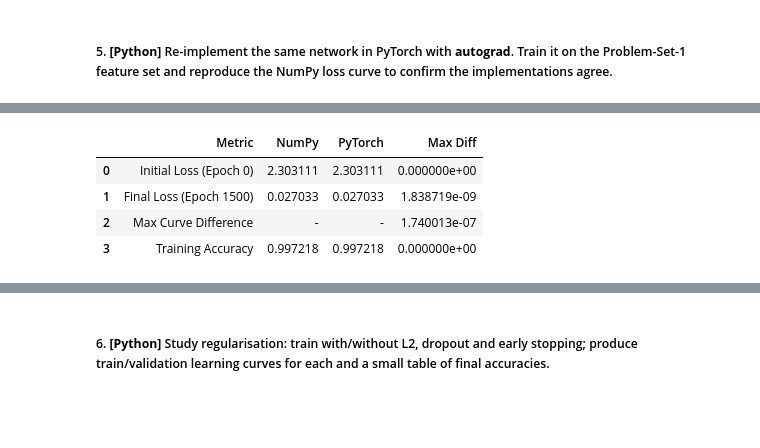
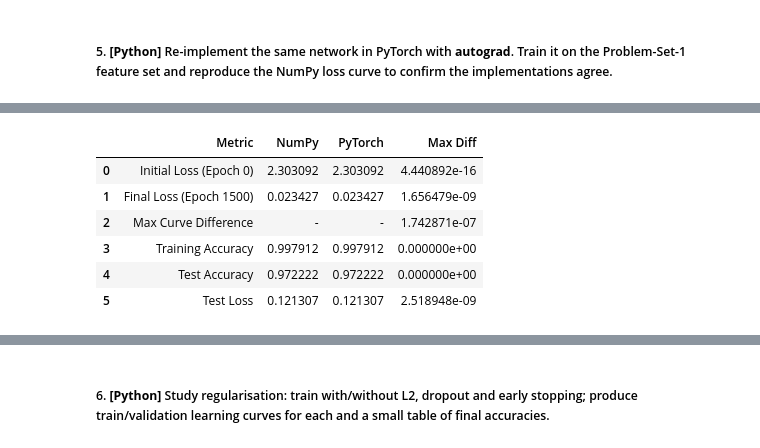
Before and after one commit to Jagaxxx/AUD_labs, a Jupyter notebook: Problem Set 2/l2.ipynb, the cells around one changed output, grey strips where cells are left out. Saved outputs shown, nothing was run; the diff lists cells and outputs as text; code cells hidden in the pictures; blank space fills up the shorter version.

```diff
--- a/Problem Set 2/l2.ipynb
+++ b/Problem Set 2/l2.ipynb
@@ -328,14 +328,19 @@ results
 ##### 5. **[Python]** Re-implement the same network in PyTorch with **autograd**. Train it on the Problem-Set-1 feature set and reproduce the NumPy loss curve to confirm the implementations agree.
 # %%
 digits = load_digits()
-X_digits = digits.data / 16.0
-y_labels = digits.target
+X_all = digits.data / 16.0
+y_all = digits.target
 
-y_onehot = np.eye(10)[y_labels]
+X_digits, X_test, y_labels, y_test = train_test_split(
+    X_all, y_all, test_size=0.2, stratify=y_all, random_state=0
+)
+
+y_onehot = np.eye(10)[y_labels]          # train labels
+y_test_onehot = np.eye(10)[y_test]       # test labels
+
 input_size = X_digits.shape[1]
 hidden_size = 32
 output_size = 10
-
 lr = 1.5
 epochs = 1500
 # %%
@@ -386,6 +391,9 @@ class PyTorchTwoLayerMLP(nn.Module):
 X_tensor = torch.tensor(X_digits, dtype=torch.float64)
 y_tensor = torch.tensor(y_onehot, dtype=torch.float64)
 
+X_test_tensor = torch.tensor(X_test, dtype=torch.float64)
+y_test_tensor = torch.tensor(y_test_onehot, dtype=torch.float64)
+
 mlp_pytorch = PyTorchTwoLayerMLP(init_w1, init_b1, init_w2, init_b2)
 optimizer = torch.optim.SGD(mlp_pytorch.parameters(), lr=lr)
 
@@ -399,6 +407,10 @@ for epoch in range(epochs):
     loss_pt = mlp_pytorch.cross_entropy_loss(P_pt, y_tensor)
     pytorch_losses.append(loss_pt.item())
 
-    # Backward pass z użyciem autograd
+    # Backward pass using autograd
     loss_pt.backward()
     optimizer.step()
+
+with torch.no_grad():
+    test_loss_pt = mlp_pytorch.cross_entropy_loss(mlp_pytorch(X_test_tensor), y_test_tensor).item()
+print(test_loss_pt)
@@ -432,25 +446,36 @@ plt.show()
 # %%
-# Calculate accuracy of both models after training
-P_np_final, _, _ = mlp_numpy.forward(X_digits)
-acc_np = np.mean(np.argmax(P_np_final, axis=1) == y_labels)
+
+P_np_tr, _, _ = mlp_numpy.forward(X_digits)
+P_np_te, _, _ = mlp_numpy.forward(X_test)
+acc_np_tr = np.mean(np.argmax(P_np_tr, axis=1) == y_labels)
+acc_np_te = np.mean(np.argmax(P_np_te, axis=1) == y_test)
+test_loss_np = mlp_numpy.cross_entropy_loss(P_np_te, y_test_onehot)
 
 with torch.no_grad():
-    P_pt_final = mlp_pytorch(X_tensor).numpy()
-    acc_pt = np.mean(np.argmax(P_pt_final, axis=1) == y_labels)
+    P_pt_tr = mlp_pytorch(X_tensor).numpy()
+    P_pt_te = mlp_pytorch(X_test_tensor)
+    test_loss_pt = mlp_pytorch.cross_entropy_loss(P_pt_te, y_test_tensor).item()
+    P_pt_te = P_pt_te.numpy()
 
-# Podsumowanie w tabeli DataFrame (w tym samym stylu co w Zadaniu 4)
+acc_pt_tr = np.mean(np.argmax(P_pt_tr, axis=1) == y_labels)
+acc_pt_te = np.mean(np.argmax(P_pt_te, axis=1) == y_test)
+
 comparison_df = pd.DataFrame([
     {"Metric": "Initial Loss (Epoch 0)", "NumPy": numpy_losses[0], "PyTorch": pytorch_losses[0], "Max Diff": abs_diff[0]},
     {"Metric": f"Final Loss (Epoch {epochs})", "NumPy": numpy_losses[-1], "PyTorch": pytorch_losses[-1], "Max Diff": abs_diff[-1]},
     {"Metric": "Max Curve Difference", "NumPy": "-", "PyTorch": "-", "Max Diff": np.max(abs_diff)},
-    {"Metric": "Training Accuracy", "NumPy": acc_np, "PyTorch": acc_pt, "Max Diff": np.abs(acc_np - acc_pt)}
+    {"Metric": "Training Accuracy", "NumPy": acc_np_tr, "PyTorch": acc_pt_tr, "Max Diff": np.abs(acc_np_tr - acc_pt_tr)},
+    {"Metric": "Test Accuracy", "NumPy": acc_np_te, "PyTorch": acc_pt_te, "Max Diff": np.abs(acc_np_te - acc_pt_te)},
+    {"Metric": "Test Loss", "NumPy": test_loss_np, "PyTorch": test_loss_pt, "Max Diff": abs(test_loss_np - test_loss_pt)},
 ])
 
 comparison_df
 # %% [output]
 |  | Metric | NumPy | PyTorch | Max Diff |
-| 0 | Initial Loss (Epoch 0) | 2.303111 | 2.303111 | 0.000000e+00 |
-| 1 | Final Loss (Epoch 1500) | 0.027033 | 0.027033 | 1.838719e-09 |
-| 2 | Max Curve Difference | - | - | 1.740013e-07 |
-| 3 | Training Accuracy | 0.997218 | 0.997218 | 0.000000e+00 |
+| 0 | Initial Loss (Epoch 0) | 2.303092 | 2.303092 | 4.440892e-16 |
+| 1 | Final Loss (Epoch 1500) | 0.023427 | 0.023427 | 1.656479e-09 |
+| 2 | Max Curve Difference | - | - | 1.742871e-07 |
+| 3 | Training Accuracy | 0.997912 | 0.997912 | 0.000000e+00 |
+| 4 | Test Accuracy | 0.972222 | 0.972222 | 0.000000e+00 |
+| 5 | Test Loss | 0.121307 | 0.121307 | 2.518948e-09 |
 # %% [markdown]
```
Also changed, not shown: parts of 3 cells of this notebook.
